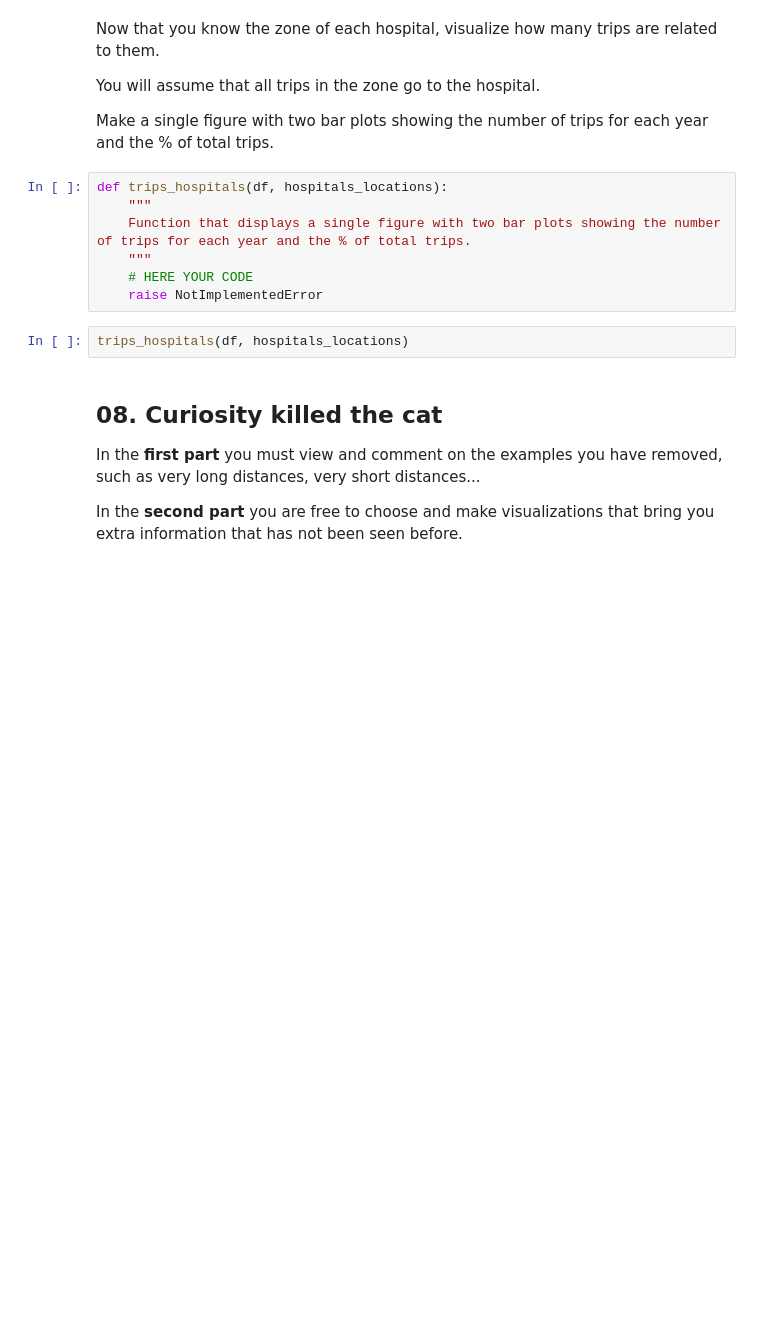
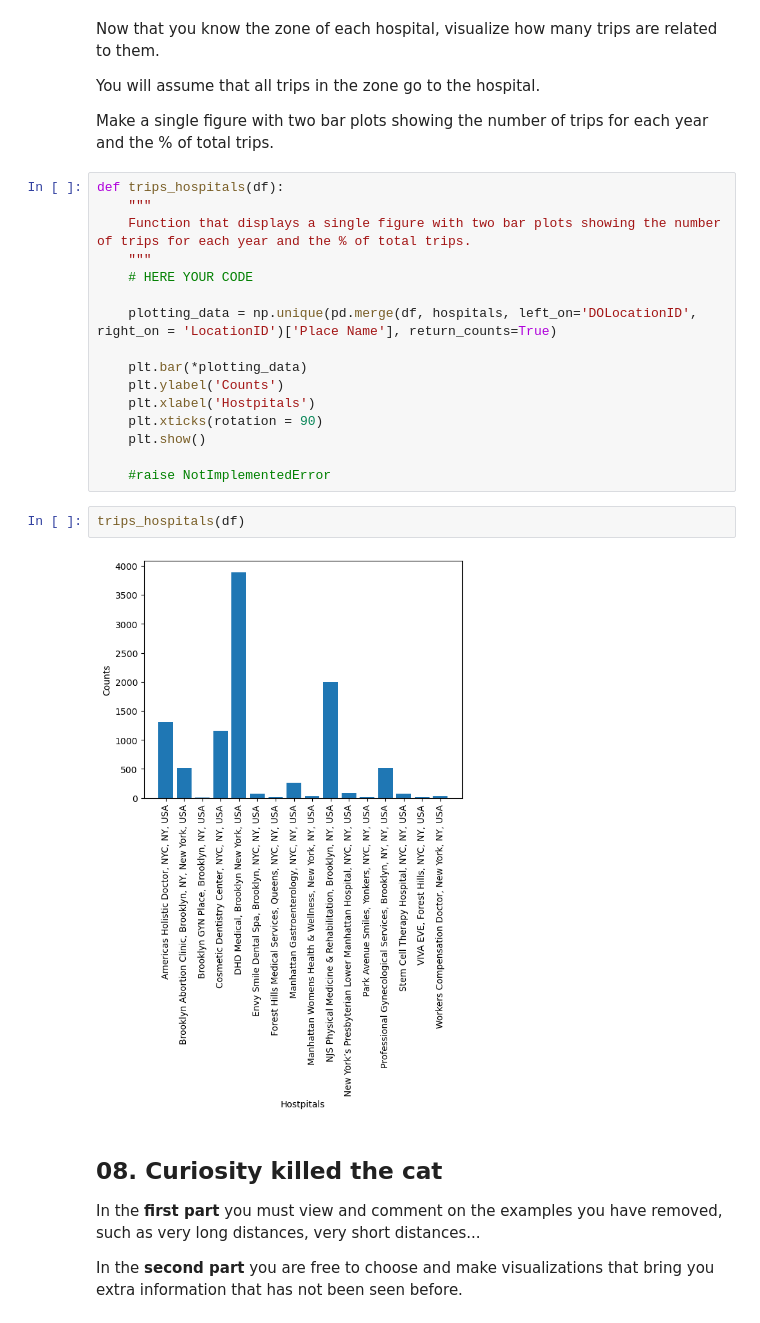
Before and after one commit to pau-torrente/DSUB_p1, a Jupyter notebook: AssignmentCode.ipynb, the cells around one changed output. Saved outputs shown, nothing was run; the diff lists cells and outputs as text; blank space fills up the shorter version.

```diff
--- a/AssignmentCode.ipynb
+++ b/AssignmentCode.ipynb
@@ -947,14 +967,25 @@ You will assume that all trips in the zone go to the hospital.
 
 Make a single figure with two bar plots showing the number of trips for each year and the % of total trips.
 # %%
-def trips_hospitals(df, hospitals_locations):
+def trips_hospitals(df):
     """
     Function that displays a single figure with two bar plots showing the number of trips for each year and the % of total trips.
     """
     # HERE YOUR CODE
-    raise NotImplementedError
+
+    plotting_data = np.unique(pd.merge(df, hospitals, left_on='DOLocationID', right_on = 'LocationID')['Place Name'], return_counts=True)
+
+    plt.bar(*plotting_data)
+    plt.ylabel('Counts')
+    plt.xlabel('Hostpitals')
+    plt.xticks(rotation = 90)
+    plt.show()
+
+    #raise NotImplementedError
 # %%
-trips_hospitals(df, hospitals_locations)
+trips_hospitals(df)
+# %% [output]
+[figure, added]
 # %% [markdown]
 ## 08. Curiosity killed the cat
 
```
Also changed, not shown: parts of 3 cells of this notebook.
